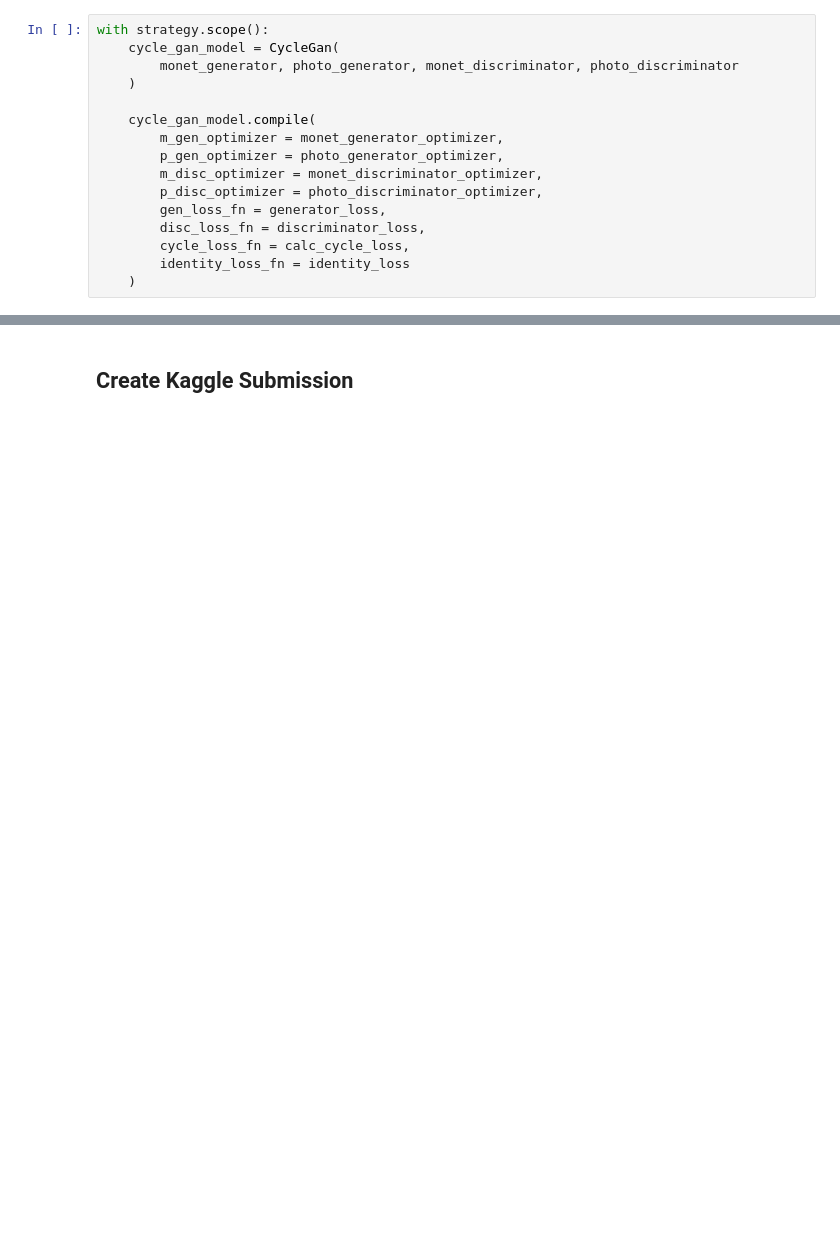
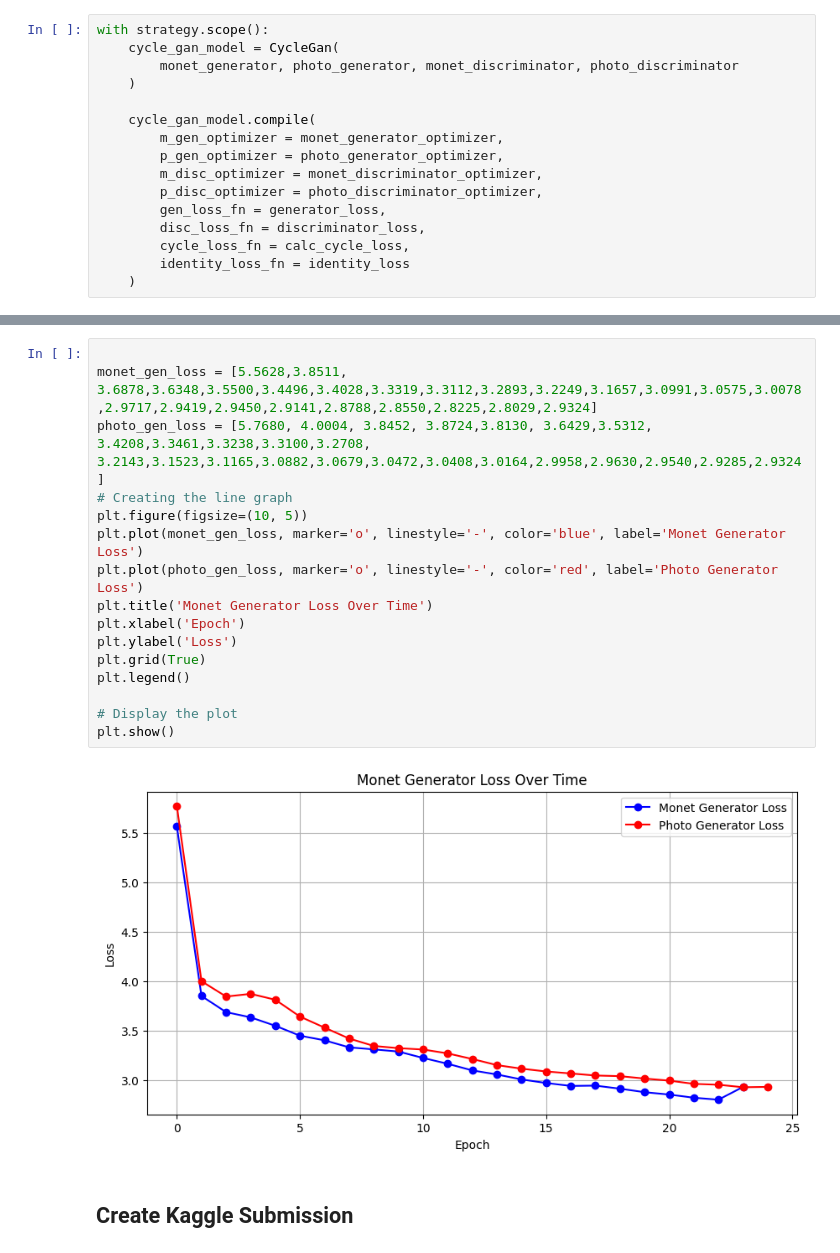
Before and after one commit to cdr6934/PaintingGAN, a Jupyter notebook: Painting_GAN.ipynb, the cells around one changed output, grey strips where cells are left out. Cells and saved outputs as stored; diff of their text form; blank space fills up the shorter version.

```diff
--- a/Painting_GAN.ipynb
+++ b/Painting_GAN.ipynb
@@ -618,3 +778,21 @@ plt.show()
+# %%
+
+monet_gen_loss = [5.5628,3.8511, 3.6878,3.6348,3.5500,3.4496,3.4028,3.3319,3.3112,3.2893,3.2249,3.1657,3.0991,3.0575,3.0078,2.9717,2.9419,2.9450,2.9141,2.8788,2.8550,2.8225,2.8029,2.9324]
+photo_gen_loss = [5.7680, 4.0004, 3.8452, 3.8724,3.8130, 3.6429,3.5312, 3.4208,3.3461,3.3238,3.3100,3.2708, 3.2143,3.1523,3.1165,3.0882,3.0679,3.0472,3.0408,3.0164,2.9958,2.9630,2.9540,2.9285,2.9324]
+# Creating the line graph
+plt.figure(figsize=(10, 5))
+plt.plot(monet_gen_loss, marker='o', linestyle='-', color='blue', label='Monet Generator Loss')
+plt.plot(photo_gen_loss, marker='o', linestyle='-', color='red', label='Photo Generator Loss')
+plt.title('Monet Generator Loss Over Time')
+plt.xlabel('Epoch')
+plt.ylabel('Loss')
+plt.grid(True)
+plt.legend()
+
+# Display the plot
+plt.show()
+# %% [output]
+[figure, added]
 # %% [markdown]
 ## Create Kaggle Submission
 # %%
```
Also changed, not shown: parts of 43 cells of this notebook.
